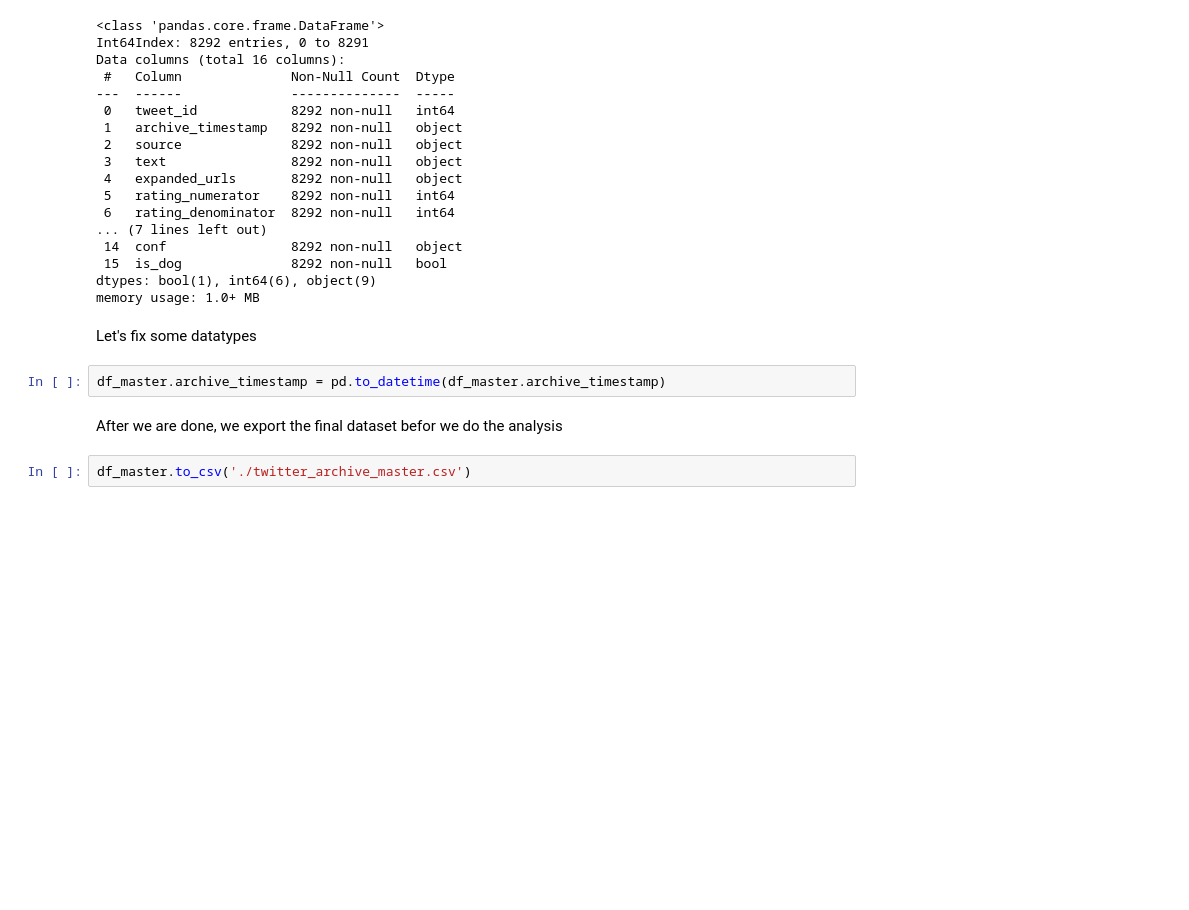
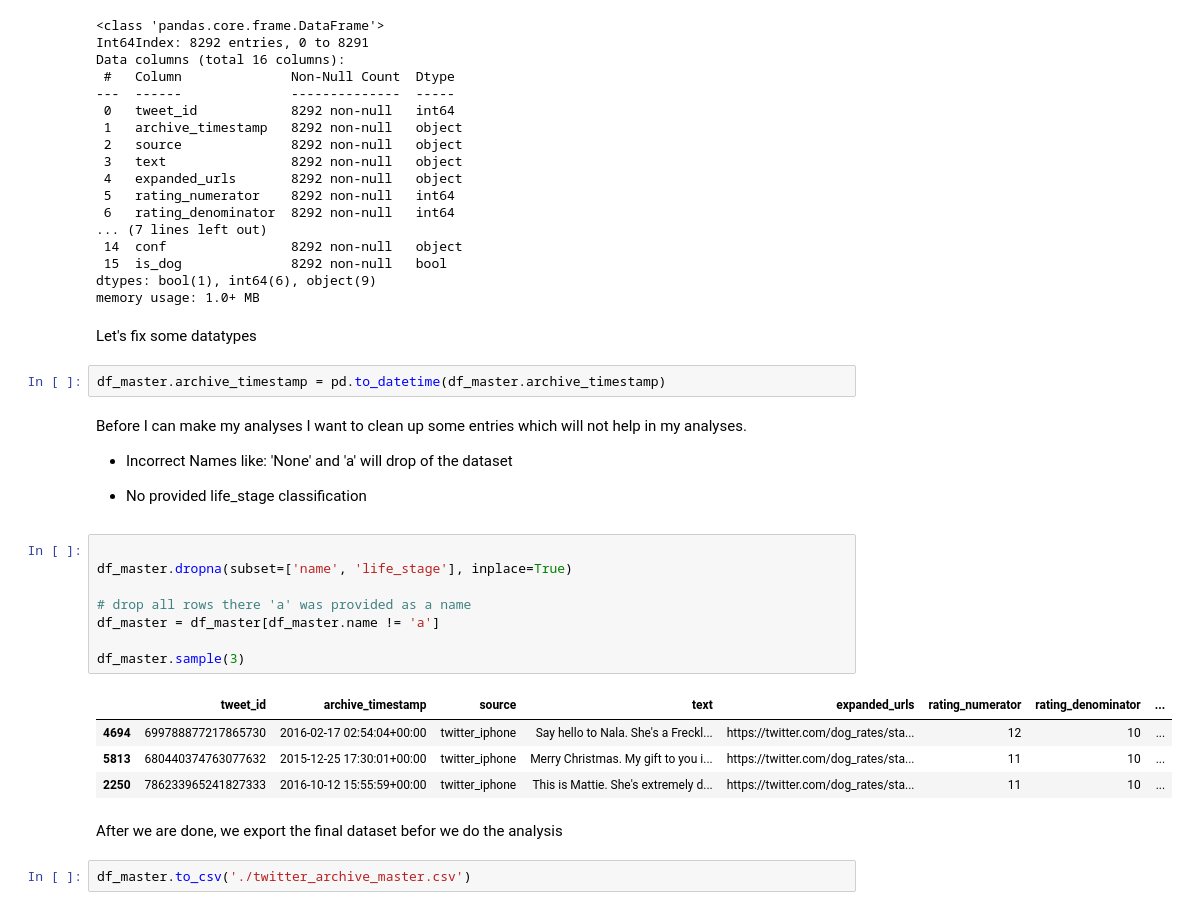
Before and after one commit to josuablejeru/project_3_data_wrangle_and_analyze_data, a Jupyter notebook: wrangle_act.ipynb, the cells around one changed output. Saved outputs shown, nothing was run; the diff lists cells and outputs as text; blank space fills up the shorter version.

```diff
--- a/wrangle_act.ipynb
+++ b/wrangle_act.ipynb
@@ -437,6 +437,25 @@ memory usage: 1.0+ MB
 Let's fix some datatypes
 # %%
 df_master.archive_timestamp = pd.to_datetime(df_master.archive_timestamp)
+# %% [markdown]
+Before I can make my analyses I want to clean up some entries which will not help in my analyses.
+
+- Incorrect Names like: 'None' and 'a' will drop of the dataset
+
+- No provided life_stage classification
+# %%
+
+df_master.dropna(subset=['name', 'life_stage'], inplace=True)
+
+# drop all rows there 'a' was provided as a name
+df_master = df_master[df_master.name != 'a']
+
+df_master.sample(3)
+# %% [output]
+|  | tweet_id | archive_timestamp | source | text | expanded_urls | rating_numerator | rating_denominator | ... |
+| 4694 | 699788877217865730 | 2016-02-17 02:54:04+00:00 | twitter_iphone | Say hello to Nala. She's a Freckl... | https://twitter.com/dog_rates/sta... | 12 | 10 | ... |
+| 5813 | 680440374763077632 | 2015-12-25 17:30:01+00:00 | twitter_iphone | Merry Christmas. My gift to you i... | https://twitter.com/dog_rates/sta... | 11 | 10 | ... |
+| 2250 | 786233965241827333 | 2016-10-12 15:55:59+00:00 | twitter_iphone | This is Mattie. She's extremely d... | https://twitter.com/dog_rates/sta... | 11 | 10 | ... |
 # %% [markdown]
 After we are done, we export the final dataset befor we do the analysis
 # %%
```
Also changed, not shown: parts of 7 cells of this notebook, 3 other files.
